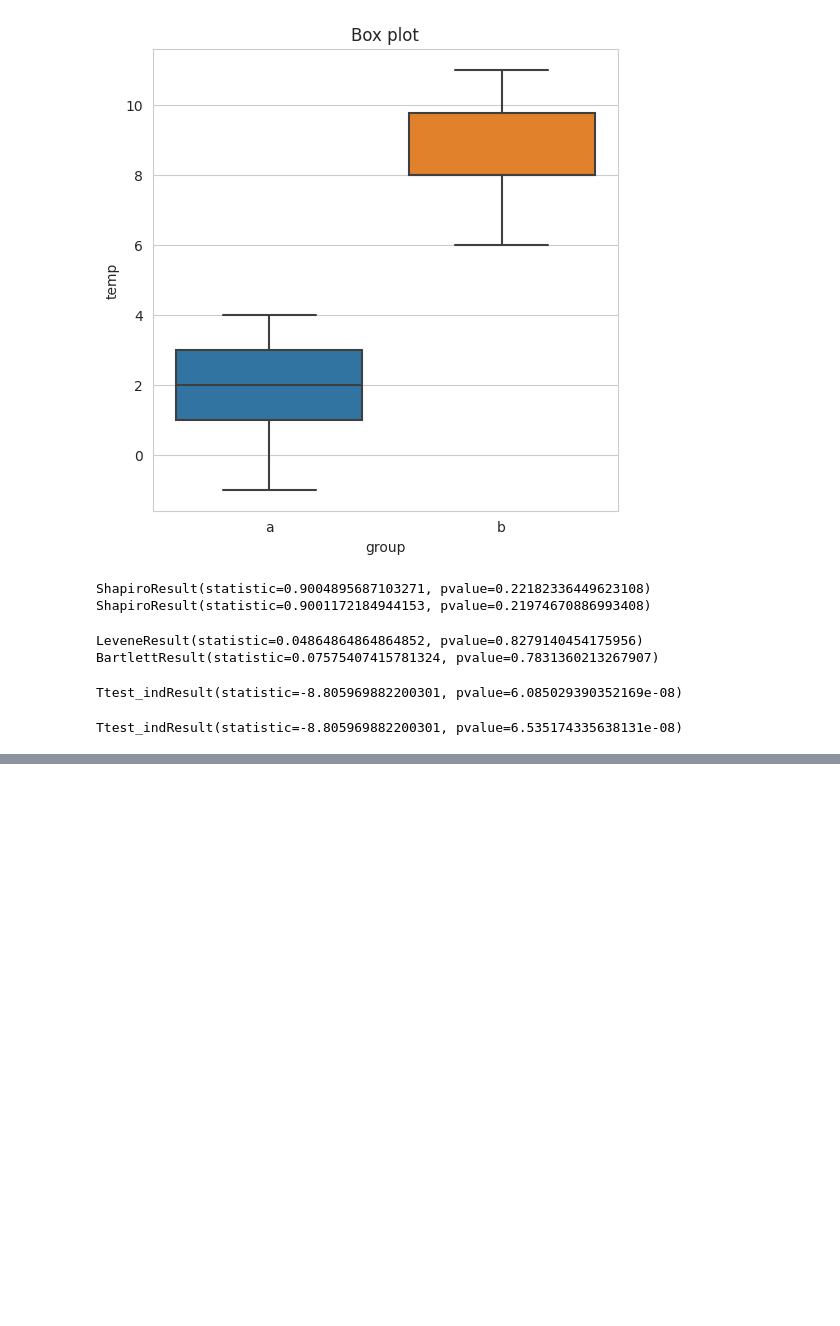
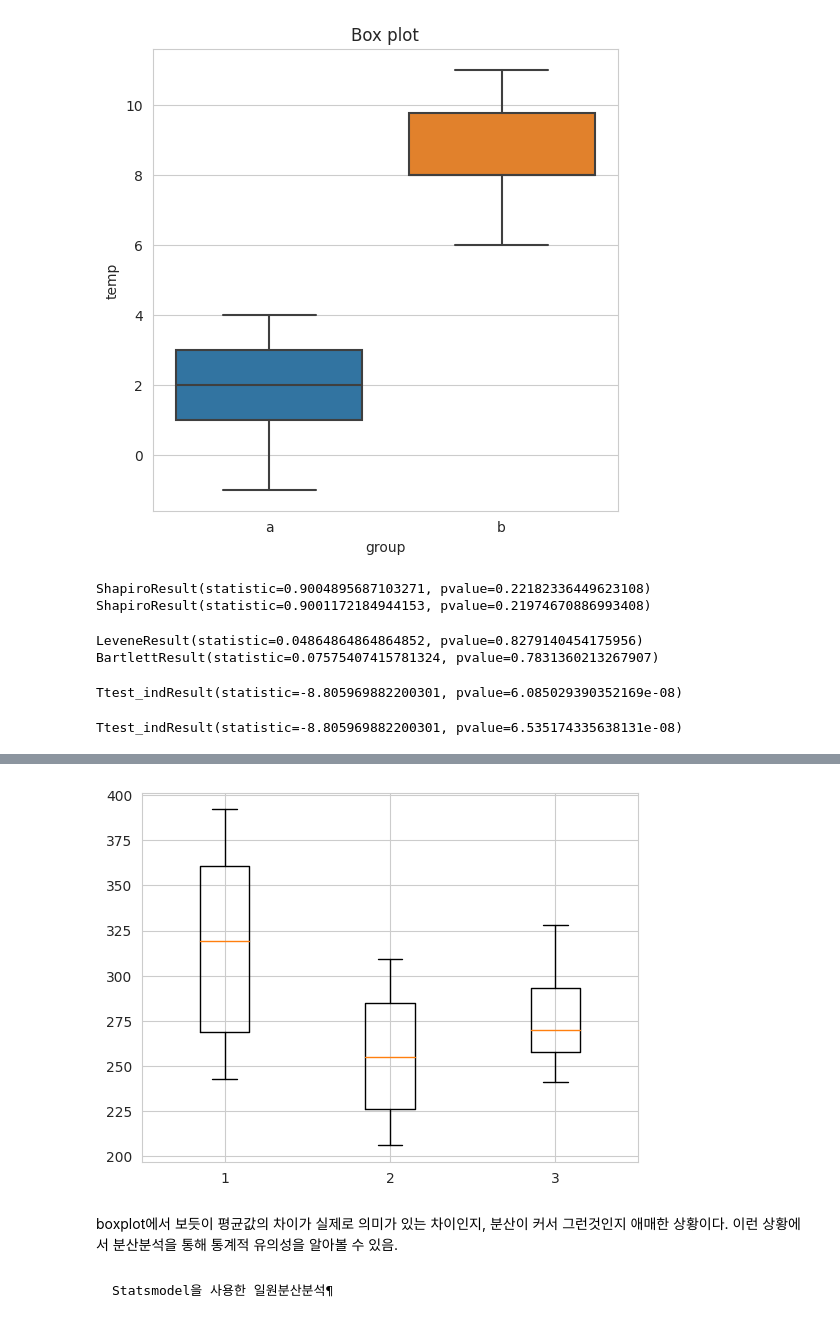
Before and after one commit to GUNWOOOH/ADP_-, a Jupyter notebook: ADP실습_1주차_통계분석.ipynb, the cells around one changed output, grey strips where cells are left out. Drawn from its saved outputs; the diff is of its cells as text; code cells hidden in the pictures; blank space fills up the shorter version.

```diff
--- a/ADP실습_1주차_통계분석.ipynb
+++ b/ADP실습_1주차_통계분석.ipynb
@@ -220,0 +242,7 @@ Ttest_indResult(statistic=-8.805969882200301, pvalue=6.535174335638131e-08)
+# %%
+import numpy as np
+import urllib
+
+url = 'https://raw.githubusercontent.com/thomas-haslwanter/statsintro_python/master/ipynb/Data/data_altman/altman_910.txt'
+data = np.genfromtxt(urllib.request.urlopen(url), delimiter=',')
+data
@@ -220,0 +267,18 @@ Ttest_indResult(statistic=-8.805969882200301, pvalue=6.535174335638131e-08)
+# %%
+import seaborn as sns
+import matplotlib.pyplot as plt
+sns.set_style('whitegrid')
+
+group1 = data[data[:,1]==1,0]
+group2 = data[data[:,1]==2,0]
+group3 = data[data[:,1]==3,0]
+
+plot_data = [group1, group2, group3]
+plt.boxplot(plot_data)
+plt.show()
+# %% [output]
+[figure, added]
+# %% [markdown]
+boxplot에서 보듯이 평균값의 차이가 실제로 의미가 있는 차이인지, 분산이 커서 그런것인지 애매한 상황이다. 이런 상황에서 분산분석을 통해 통계적 유의성을 알아볼 수 있음.
+# %% [markdown]
+    Statsmodel을 사용한 일원분산분석¶
```
Also changed, not shown: parts of 22 cells of this notebook.
